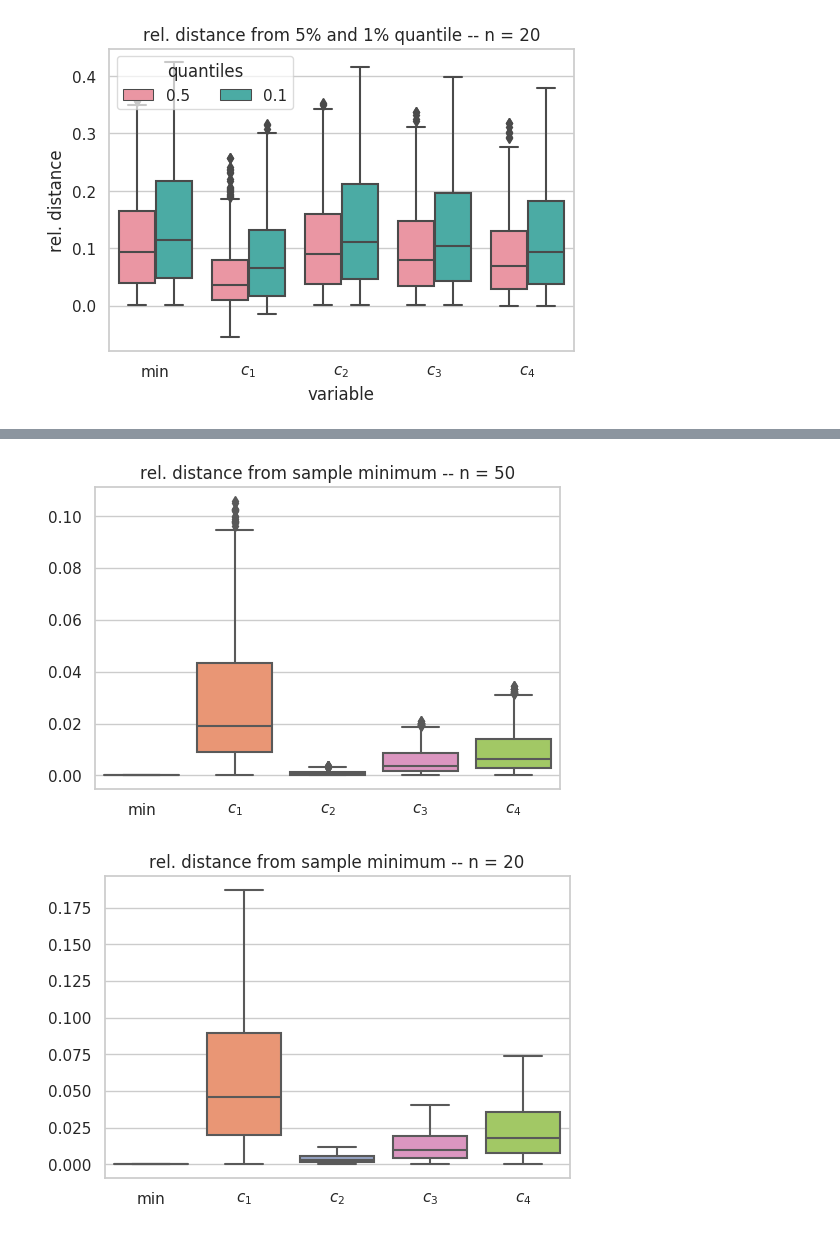
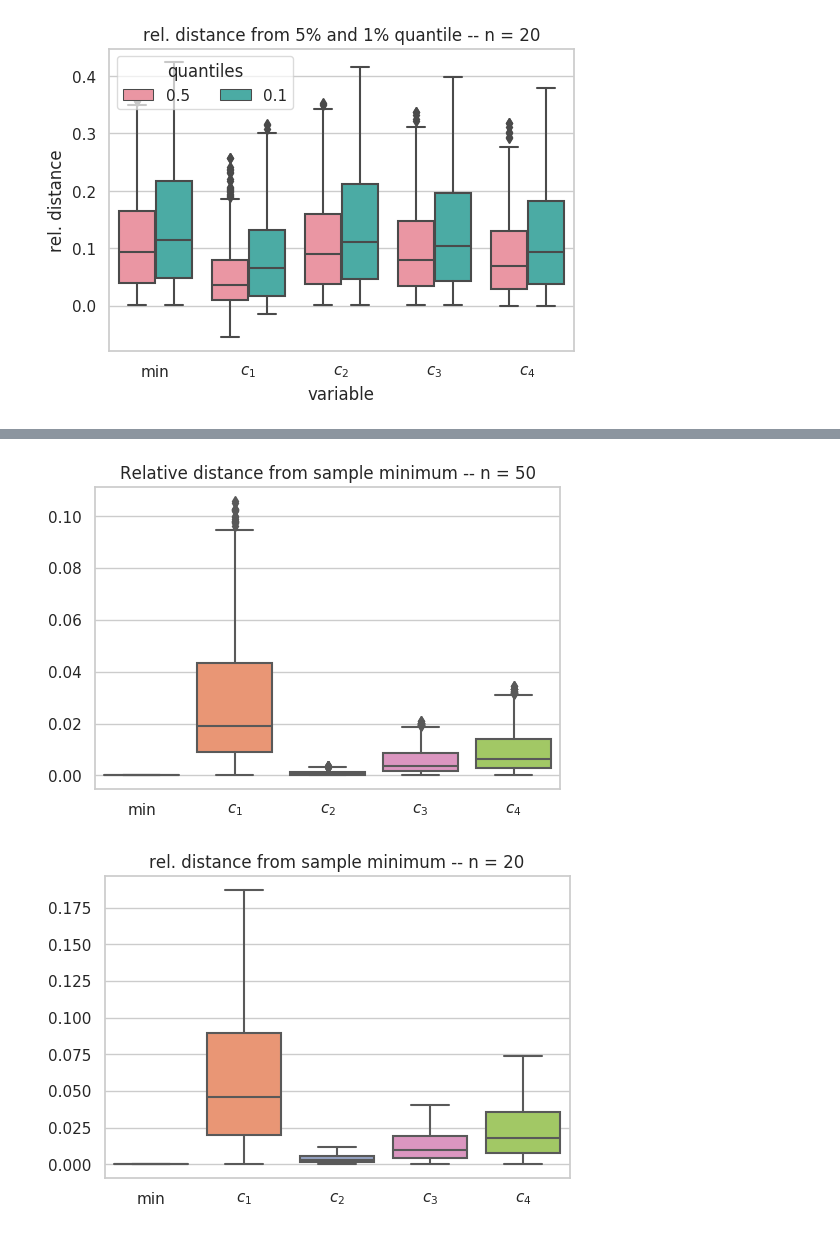
Before and after one commit to matheushjs/2020-paper-statistical-comput, a Jupyter notebook: experiments/test_estimators.ipynb, the cells around one changed output, grey strips where cells are left out. Saved outputs shown, nothing was run; the diff lists cells and outputs as text; code cells hidden in the pictures.

```diff
--- a/experiments/test_estimators.ipynb
+++ b/experiments/test_estimators.ipynb
@@ -294,17 +298,17 @@ plt.show()
 # %%
 columns = ["distMin-c{}".format(i) for i in range(1, 6)]
 data = sample50[columns]
 data.columns = ["min", "$c_1$", "$c_2$", "$c_3$", "$c_4$"]
 
 plt.figure(dpi=100)
 sns.set(style="whitegrid")
 sns.set_palette("Set2")
 sns.boxplot(data=data)
-plt.title("rel. distance from sample minimum -- n = 50")
+plt.title("Relative distance from sample minimum -- n = 50")
 
 plt.show()
 # %% [output]
-[figure, old version]
+[figure, new version]
 # %%
 columns = ["distMin-c{}".format(i) for i in range(1, 6)]
 data = sample20[columns]
```
Also changed, not shown: parts of 5 cells of this notebook, 2 other files.
